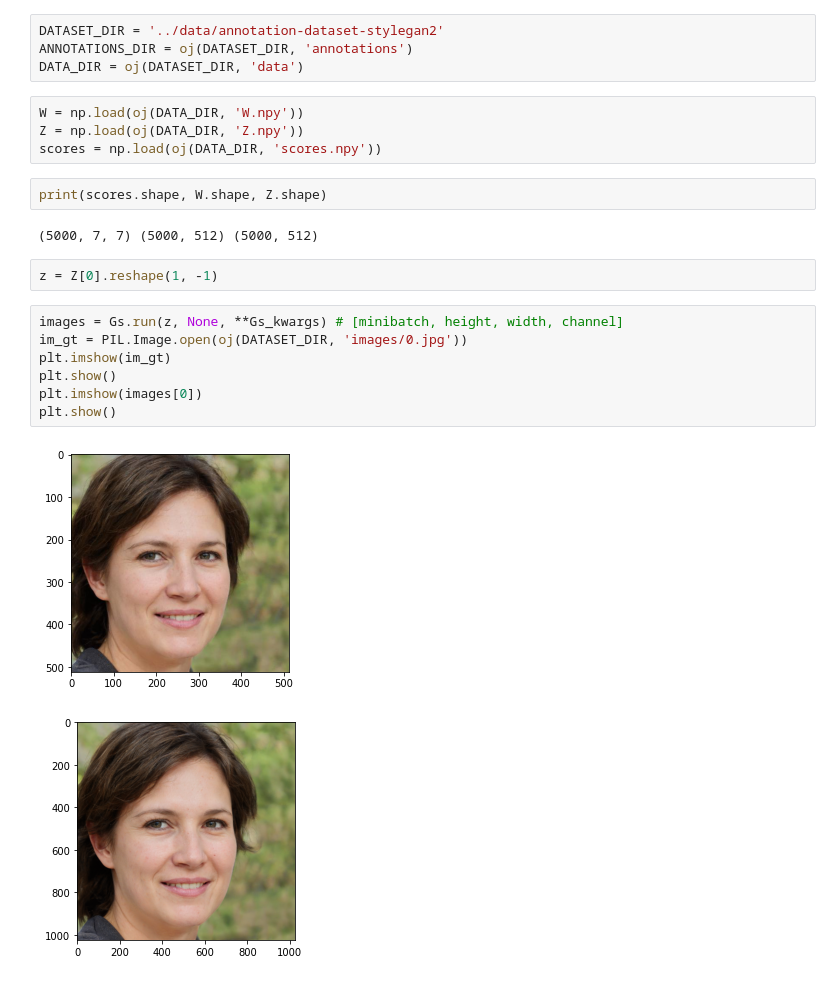
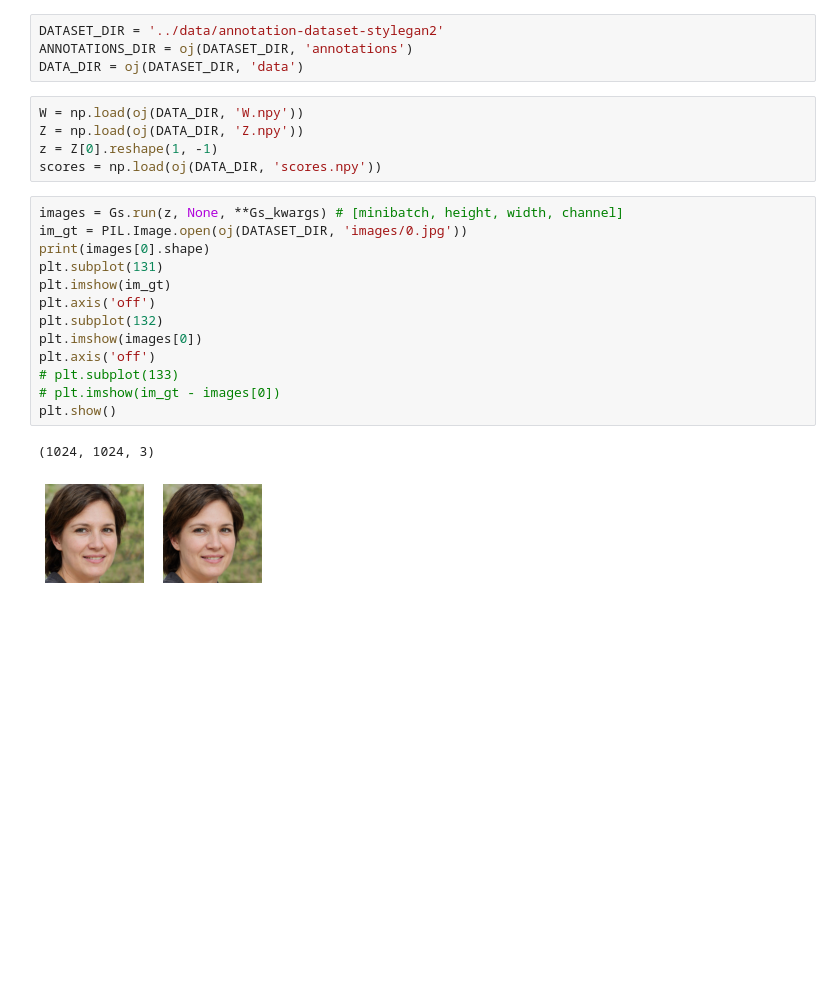
Before and after one commit to csinva/matching-with-gans, a Jupyter notebook: src/00_test_gan.ipynb, the cells around one changed output. Drawn from its saved outputs; the diff is of its cells as text; blank space fills up the shorter version.

```diff
--- a/src/00_test_gan.ipynb
+++ b/src/00_test_gan.ipynb
@@ -54,20 +60,21 @@ DATA_DIR = oj(DATASET_DIR, 'data')
 # %%
 W = np.load(oj(DATA_DIR, 'W.npy'))
 Z = np.load(oj(DATA_DIR, 'Z.npy'))
+z = Z[0].reshape(1, -1)
 scores = np.load(oj(DATA_DIR, 'scores.npy'))
-# %%
-print(scores.shape, W.shape, Z.shape)
-# %% [output]
-(5000, 7, 7) (5000, 512) (5000, 512)
-# %%
-z = Z[0].reshape(1, -1)
 # %%
 images = Gs.run(z, None, **Gs_kwargs) # [minibatch, height, width, channel]
 im_gt = PIL.Image.open(oj(DATASET_DIR, 'images/0.jpg'))
+print(images[0].shape)
+plt.subplot(131)
 plt.imshow(im_gt)
+plt.axis('off')
+plt.subplot(132)
+plt.imshow(images[0])
+plt.axis('off')
+# plt.subplot(133)
+# plt.imshow(im_gt - images[0])
 plt.show()
-plt.imshow(images[0])
-plt.show()
 # %% [output]
+(1024, 1024, 3)
-[figure, old version]
+[figure, new version]
-[figure, removed]
```
Also changed, not shown: parts of 2 cells of this notebook, 1 other file.
